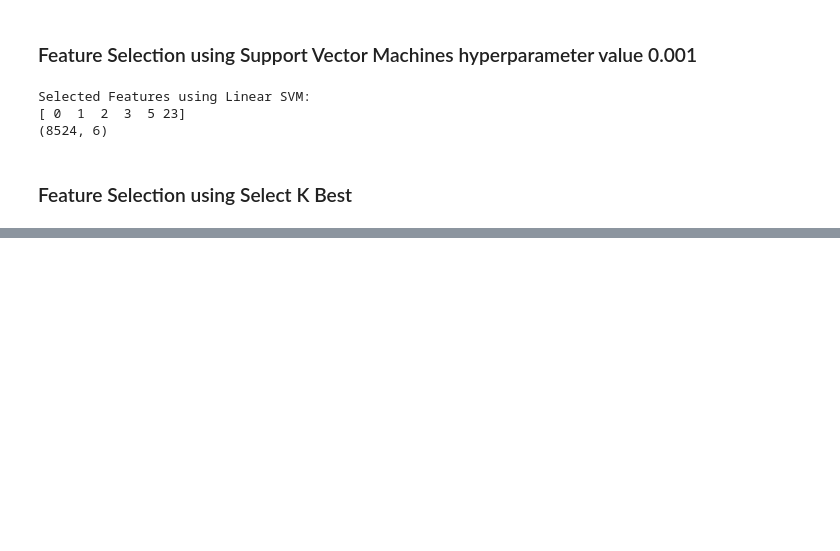
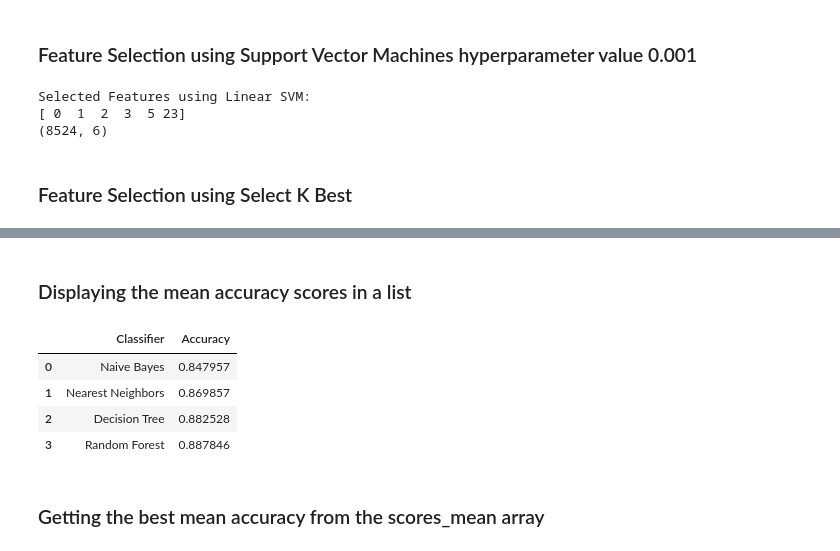
Before and after one commit to dssalaza/MLMaverickProject, a Jupyter notebook: Project_2.ipynb, the cells around one changed output, grey strips where cells are left out. Cells and saved outputs as stored; diff of their text form; code cells hidden in the pictures; blank space fills up the shorter version.

Commit message:
5 - Classifier Modelling

```diff
--- a/Project_2.ipynb
+++ b/Project_2.ipynb
@@ -247,13 +249,4 @@ Selected Features using SelectKBest with mutual_info_classif:
 # %%
-from sklearn.tree import DecisionTreeClassifier
 from sklearn.model_selection import train_test_split
 
 X_train, X_test, y_train, y_test = train_test_split(X_selected_svm, y, test_size=0.25, random_state=42)
-tree = DecisionTreeClassifier(random_state=0)
-tree.fit(X_train, y_train)
-
-train_acc = tree.score(X_train, y_train)
-test_acc = tree.score(X_test, y_test)
-
-print('Training Accuracy:', train_acc)
-print('Test Accuracy:', test_acc)
@@ -262,0 +270,27 @@ Test Accuracy: 0.8212106992022524
+# %%
+# An array with the name of the classifiers used
+names = ["Naive Bayes", "Nearest Neighbors", "Decision Tree", "Random Forest"]
+
+# An array that will hold the mean scores of each classifier
+scores_mean = []
+
+# Definning the k-fold cross-validation parameter
+kfold = KFold(n_splits = 5)
+
+classifiers =[
+    GaussianNB(),
+    KNeighborsClassifier(3),
+    DecisionTreeClassifier(max_depth=5),
+    RandomForestClassifier(n_estimators=100, max_depth=5)
+]
+
+for classifier in classifiers:
+    pipeline = Pipeline(steps=[
+                ('scaler', StandardScaler()),
+                ('classifier', classifier)
+        ])
+    print(classifier)
+    scores = cross_val_score(pipeline, X_train, y_train, cv=kfold)
+    print("Scores: ", scores)
+    print("Scores mean: ", scores.mean())
+    scores_mean.append(scores.mean())
@@ -262,0 +310,14 @@ Test Accuracy: 0.8212106992022524
+# %% [markdown]
+### Displaying the mean accuracy scores in a list
+# %%
+scores_df = pd.DataFrame(zip(names, scores_mean), \
+                         columns=['Classifier', 'Accuracy'])
+scores_df
+# %% [output]
+|  | Classifier | Accuracy |
+| 0 | Naive Bayes | 0.847957 |
+| 1 | Nearest Neighbors | 0.869857 |
+| 2 | Decision Tree | 0.882528 |
+| 3 | Random Forest | 0.887846 |
+# %% [markdown]
+### Getting the best mean accuracy from the scores_mean array
```
Also changed, not shown: parts of 10 cells of this notebook.
